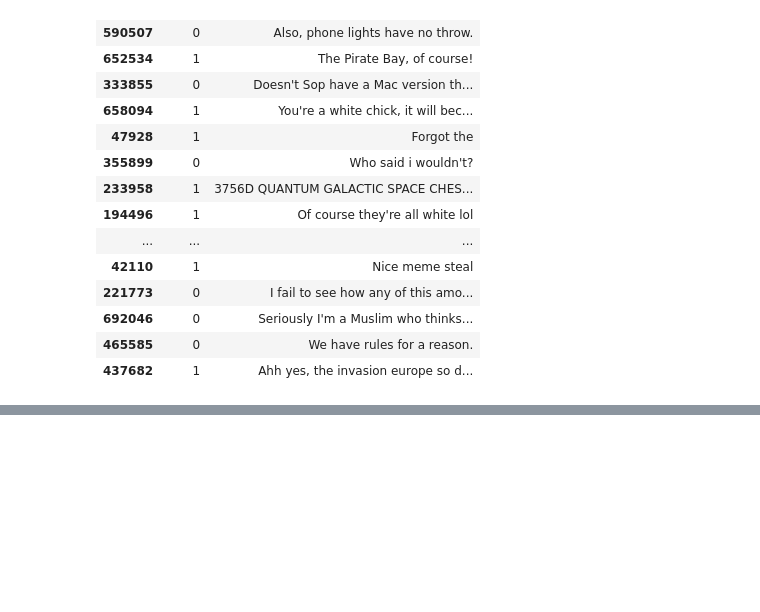
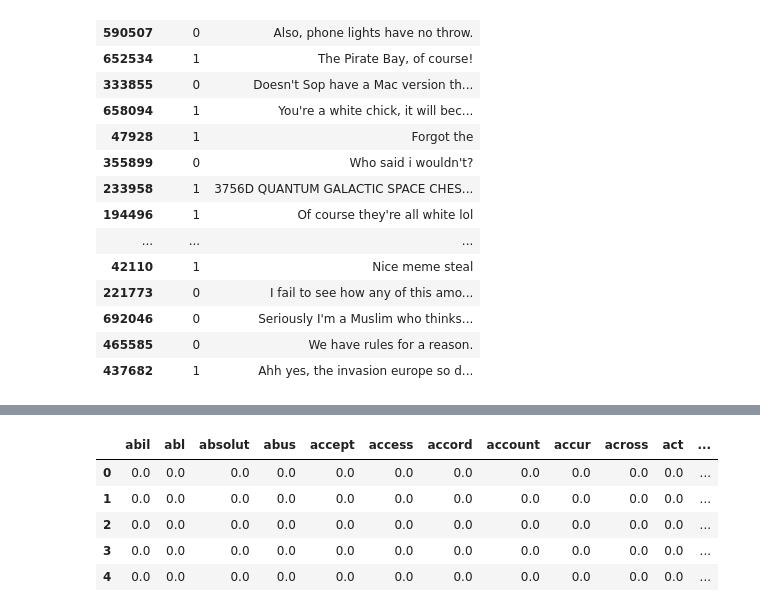
Before and after one commit to Sveto-G/Reddit-Sarcasm, a Jupyter notebook: Notebooks/reddit_logreg.ipynb, the cells around one changed output, grey strips where cells are left out. Cells and saved outputs as stored; diff of their text form; code cells hidden in the pictures; blank space fills up the shorter version.

Commit message:
tfidf test

```diff
--- a/Notebooks/reddit_logreg.ipynb
+++ b/Notebooks/reddit_logreg.ipynb
@@ -179,0 +204,20 @@ plt.show()
+# %%
+# using our custom tokenizer in TfidfVectorizer
+tfidf = TfidfVectorizer(min_df=25,
+                        tokenizer=tokenizer, max_features=1500, dtype=np.float32)
+tfidf.fit(X_train)
+
+X_train_tfidf = tfidf.transform(X_train)
+X_val_tfidf = tfidf.transform(X_val)
+X_test_tfidf = tfidf.transform(X_test)
+# %%
+train_tfidf = pd.DataFrame(columns= tfidf.get_feature_names_out(), data=X_train_tfidf.toarray())
+
+train_tfidf.head()
+# %% [output]
+|  | abil | abl | absolut | abus | accept | access | accord | account | accur | across | act | ... |
+| 0 | 0.0 | 0.0 | 0.0 | 0.0 | 0.0 | 0.0 | 0.0 | 0.0 | 0.0 | 0.0 | 0.0 | ... |
+| 1 | 0.0 | 0.0 | 0.0 | 0.0 | 0.0 | 0.0 | 0.0 | 0.0 | 0.0 | 0.0 | 0.0 | ... |
+| 2 | 0.0 | 0.0 | 0.0 | 0.0 | 0.0 | 0.0 | 0.0 | 0.0 | 0.0 | 0.0 | 0.0 | ... |
+| 3 | 0.0 | 0.0 | 0.0 | 0.0 | 0.0 | 0.0 | 0.0 | 0.0 | 0.0 | 0.0 | 0.0 | ... |
+| 4 | 0.0 | 0.0 | 0.0 | 0.0 | 0.0 | 0.0 | 0.0 | 0.0 | 0.0 | 0.0 | 0.0 | ... |
```
Also changed, not shown: parts of 21 cells of this notebook.
